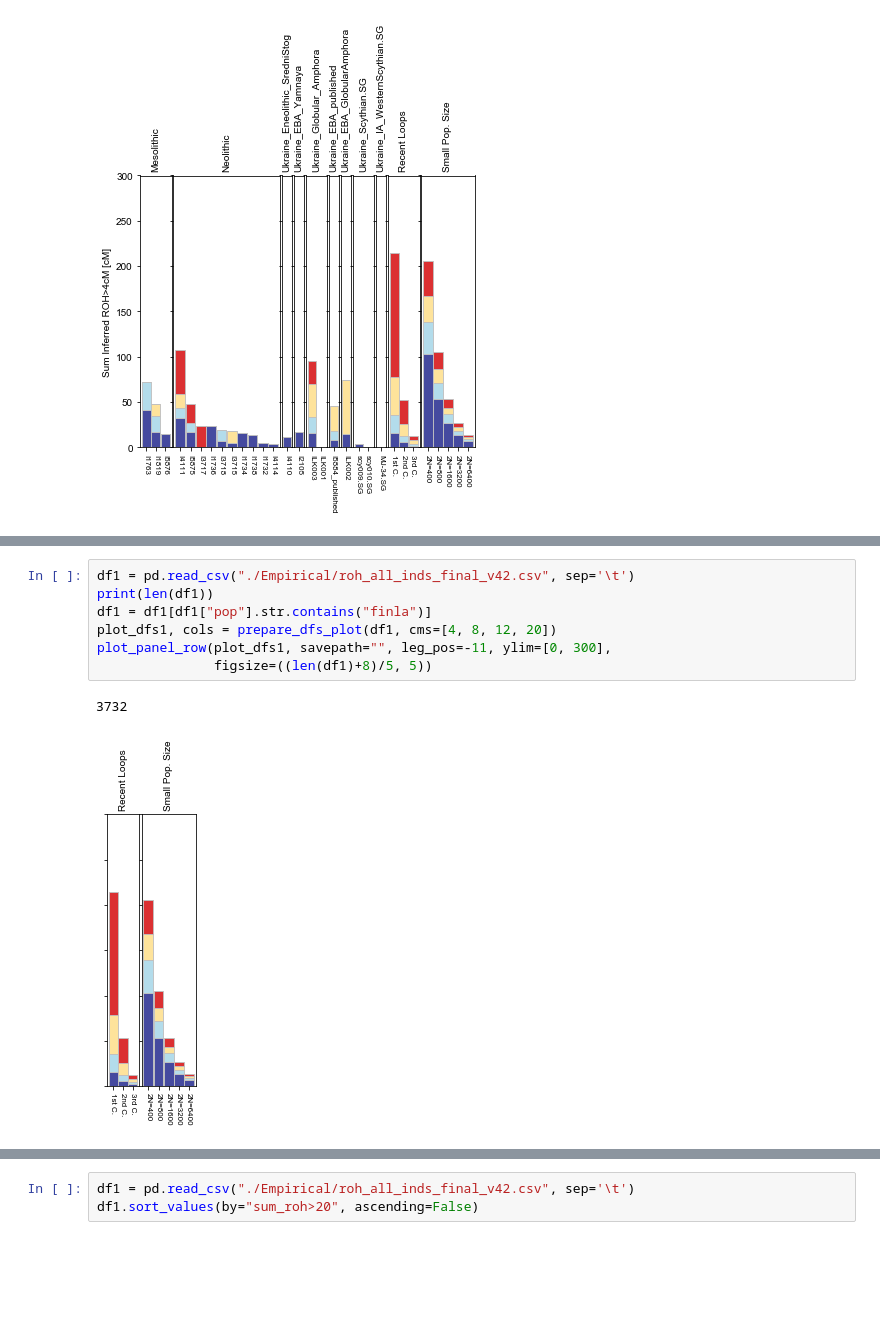
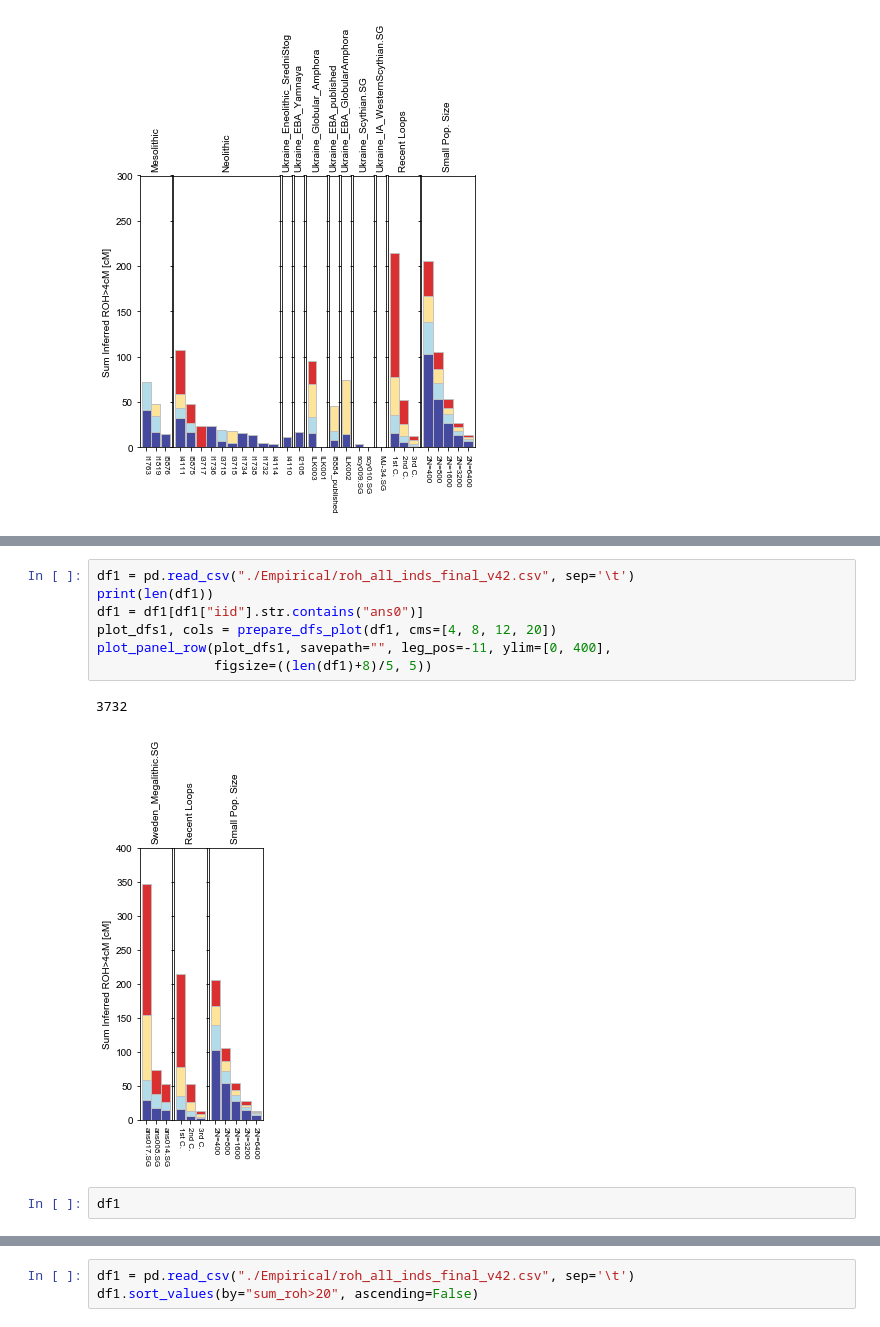
Before and after one commit to hringbauer/hapROH, a Jupyter notebook: Notebooks/Figures/plot_bar_ROH.ipynb, the cells around one changed output, grey strips where cells are left out. Cells and saved outputs as stored; diff of their text form; blank space fills up the shorter version.

```diff
--- a/Notebooks/Figures/plot_bar_ROH.ipynb
+++ b/Notebooks/Figures/plot_bar_ROH.ipynb
@@ -384,12 +384,14 @@ plot_panel_row(plot_dfs1, savepath="", leg_pos=-11, ylim=[0, 300],
 # %%
 df1 = pd.read_csv("./Empirical/roh_all_inds_final_v42.csv", sep='\t')
 print(len(df1))
-df1 = df1[df1["pop"].str.contains("finla")]
+df1 = df1[df1["iid"].str.contains("ans0")]
 plot_dfs1, cols = prepare_dfs_plot(df1, cms=[4, 8, 12, 20])
-plot_panel_row(plot_dfs1, savepath="", leg_pos=-11, ylim=[0, 300],
+plot_panel_row(plot_dfs1, savepath="", leg_pos=-11, ylim=[0, 400],
                figsize=((len(df1)+8)/5, 5))
 # %% [output]
 3732
-[figure, old version]
+[figure, new version]
+# %%
+df1
 # %%
 df1 = pd.read_csv("./Empirical/roh_all_inds_final_v42.csv", sep='\t')
```
Also changed, not shown: parts of 5 cells of this notebook, 3 other files.
